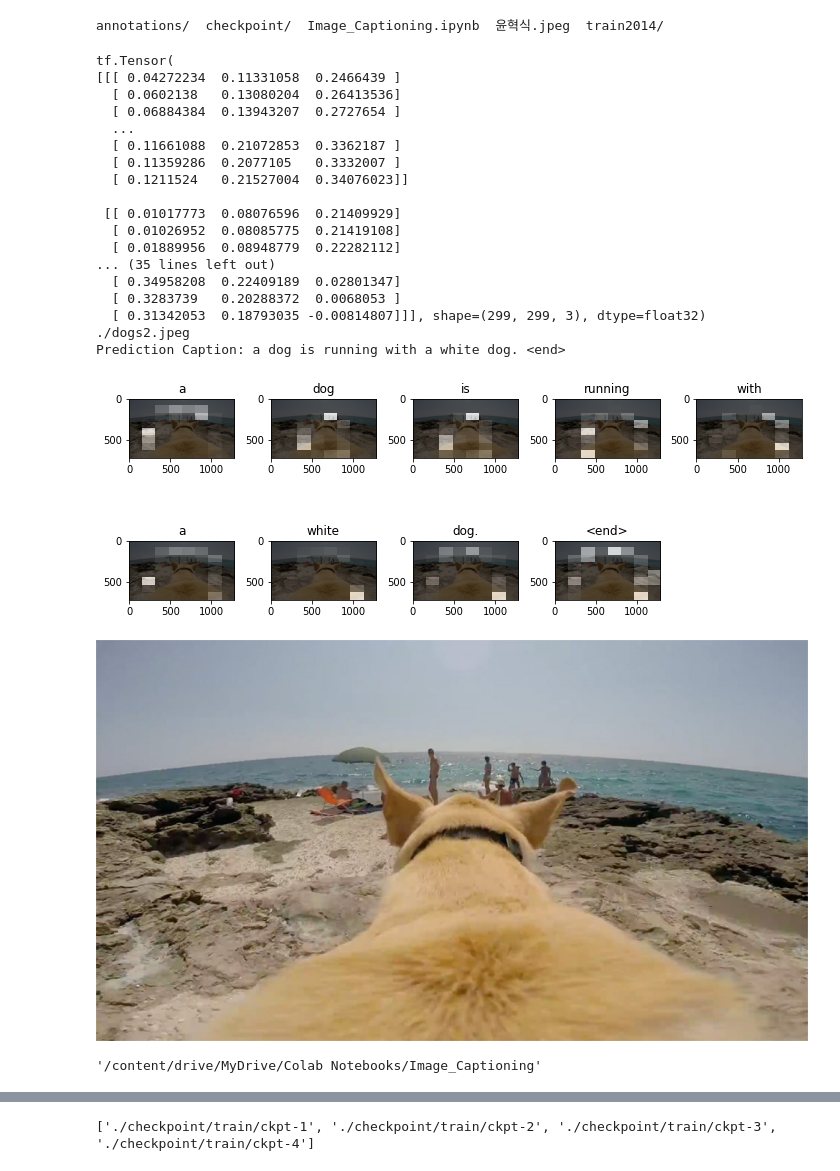
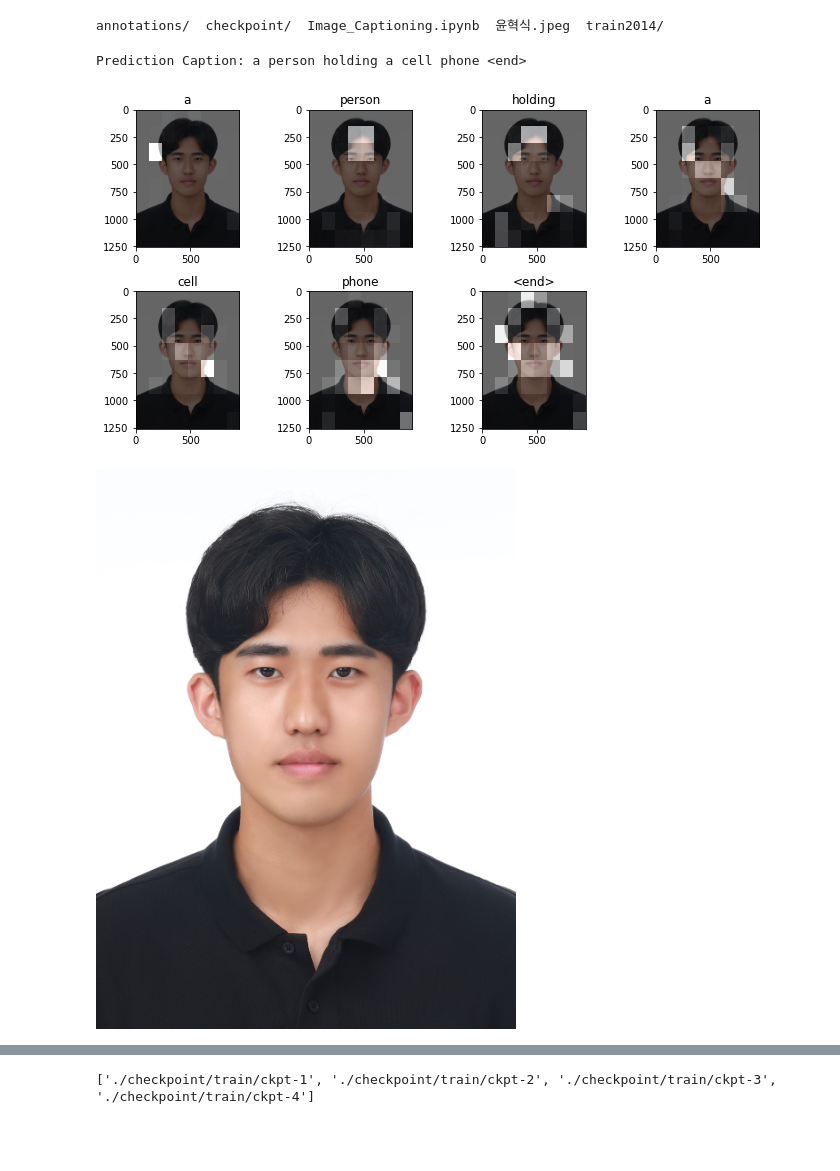
Before and after one commit to paranBANDA/Banda, a Jupyter notebook: Banda-AI/Image_Captioning.ipynb, the cells around one changed output, grey strips where cells are left out. Drawn from its saved outputs; the diff is of its cells as text; code cells hidden in the pictures; blank space fills up the shorter version.

```diff
--- a/Banda-AI/Image_Captioning.ipynb
+++ b/Banda-AI/Image_Captioning.ipynb
@@ -600,34 +600,14 @@ annotations/  checkpoint/  Image_Captioning.ipynb  윤혁식.j
 # %%
 # image_url = 'https://tensorflow.org/images/surf.jpg'
 # image_extension = image_url[-4:]
 # image_path = tf.keras.utils.get_file('image'+image_extension, origin=image_url)
 
-image_path = './dogs2.jpeg'
+image_path = './yoon.jpeg'
 result, attention_plot = evaluate(image_path)
 print('Prediction Caption:', ' '.join(result))
 plot_attention(image_path, result, attention_plot)
 Image.open(image_path)
 # %% [output]
-tf.Tensor(
-[[[ 0.04272234  0.11331058  0.2466439 ]
-  [ 0.0602138   0.13080204  0.26413536]
-  [ 0.06884384  0.13943207  0.2727654 ]
-  ...
-  [ 0.11661088  0.21072853  0.3362187 ]
-  [ 0.11359286  0.2077105   0.3332007 ]
-  [ 0.1211524   0.21527004  0.34076023]]
-
- [[ 0.01017773  0.08076596  0.21409929]
-  [ 0.01026952  0.08085775  0.21419108]
-  [ 0.01889956  0.08948779  0.22282112]
-... (35 lines left out)
-  [ 0.34958208  0.22409189  0.02801347]
-  [ 0.3283739   0.20288372  0.0068053 ]
-  [ 0.31342053  0.18793035 -0.00814807]]], shape=(299, 299, 3), dtype=float32) ./dogs2.jpeg
-Prediction Caption: a dog is running with a white dog. <end>
+Prediction Caption: a person holding a cell phone <end>
-[figure, old version]
+[figure, new version]
-[figure, old version]
+[figure, new version]
-# %%
-pwd
-# %% [output]
-'/content/drive/MyDrive/Colab Notebooks/Image_Captioning'
```
Also changed, not shown: parts of 10 cells of this notebook.
